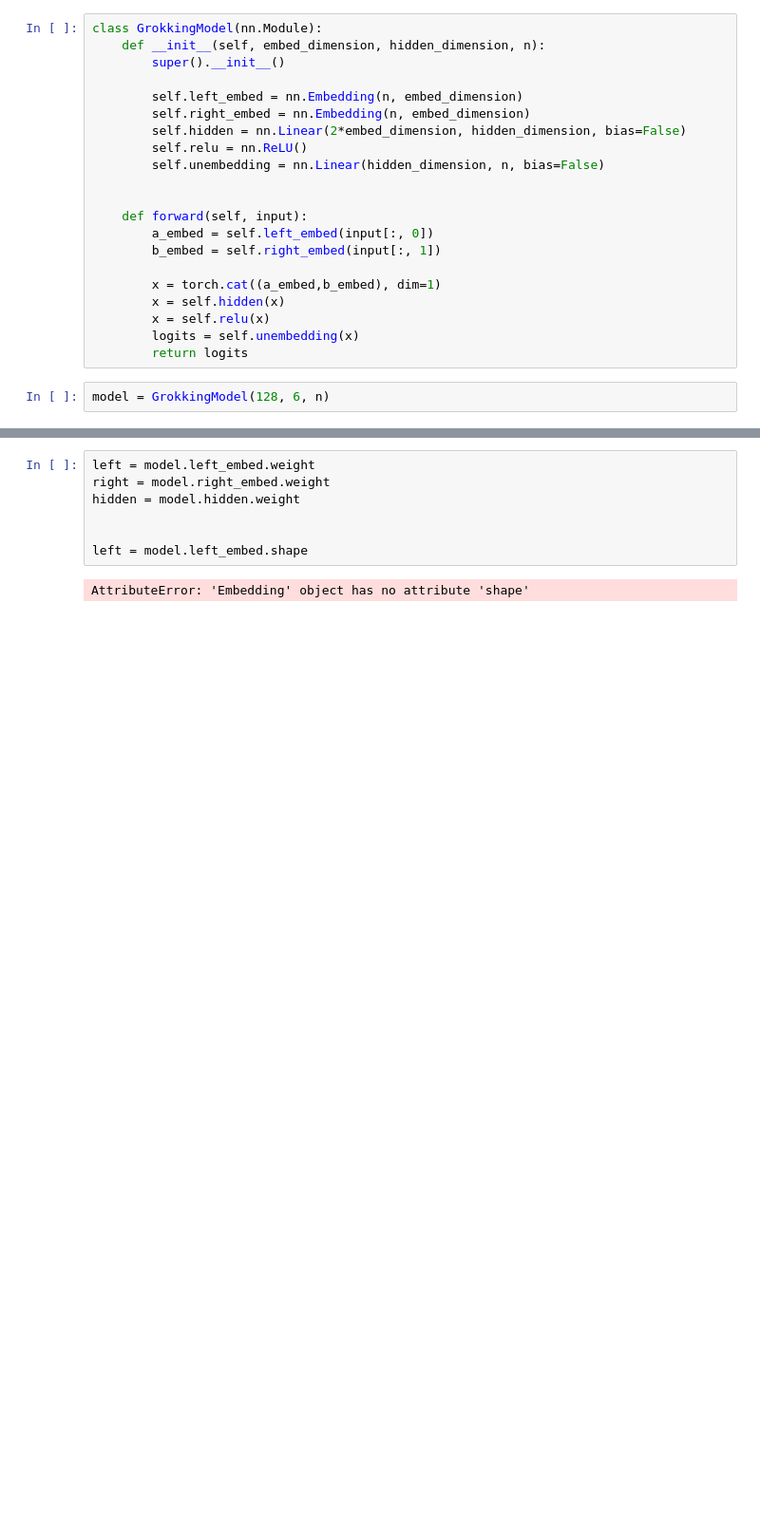
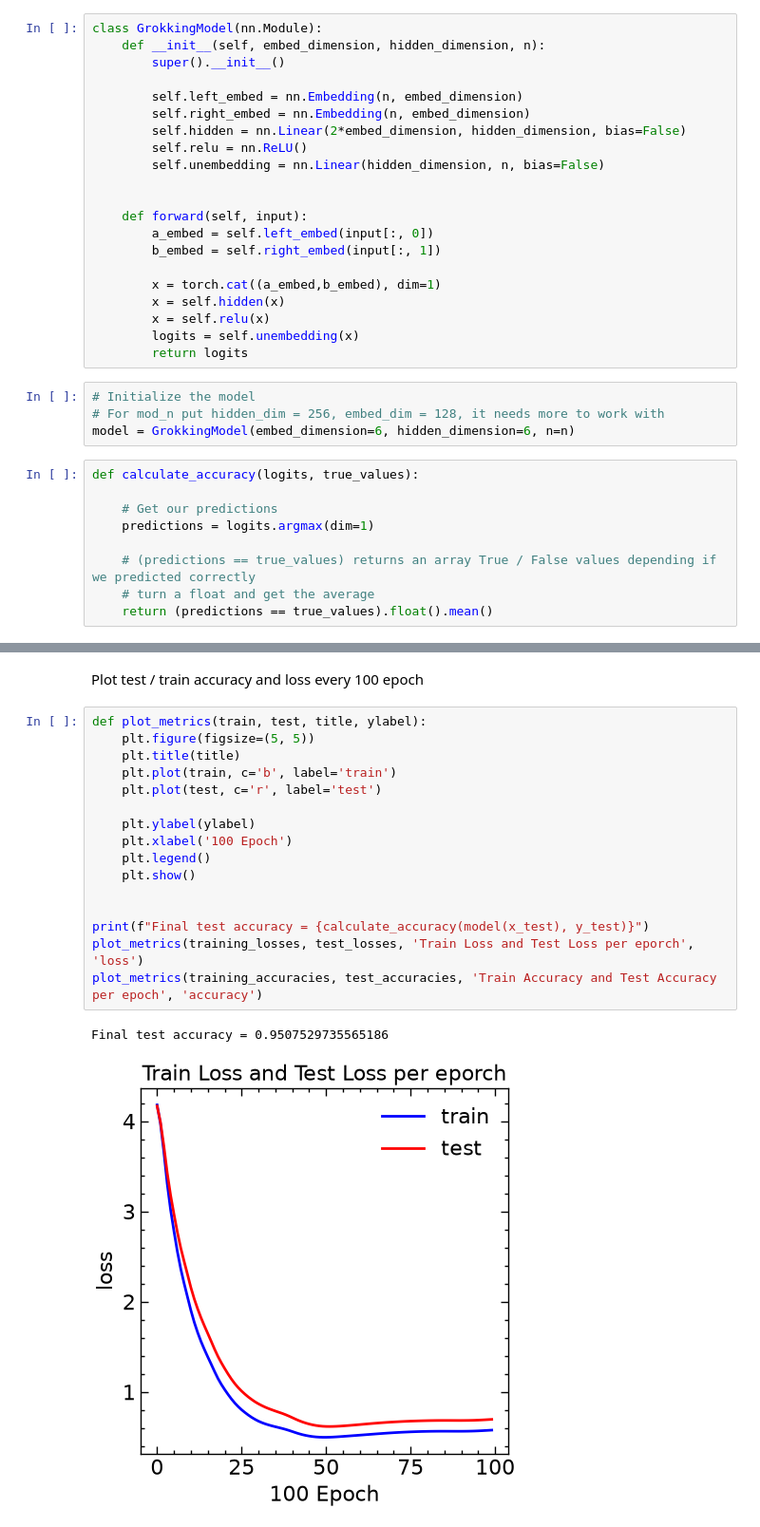
Before and after one commit to RobertDavidson1/GrokkingExperiments, a Jupyter notebook: src/grokkingexperiments/notebooks/Temp.ipynb, the cells around one changed output, grey strips where cells are left out. Shown at 95% size. Saved outputs shown, nothing was run; the diff lists cells and outputs as text; blank space fills up the shorter version.

Commit message:
add comments / explanations and a function to explore models activations/weights

```diff
--- a/src/grokkingexperiments/notebooks/Temp.ipynb
+++ b/src/grokkingexperiments/notebooks/Temp.ipynb
@@ -72,5 +104,16 @@ class GrokkingModel(nn.Module):
         logits = self.unembedding(x)
         return logits
 # %%
-model = GrokkingModel(128, 6, n)
+# Initialize the model
+# For mod_n put hidden_dim = 256, embed_dim = 128, it needs more to work with
+model = GrokkingModel(embed_dimension=6, hidden_dimension=6, n=n)
+# %%
+def calculate_accuracy(logits, true_values):
+
+    # Get our predictions
+    predictions = logits.argmax(dim=1)
+
+    # (predictions == true_values) returns an array True / False values depending if we predicted correctly
+    # turn a float and get the average
+    return (predictions == true_values).float().mean()
 # %%
@@ -126,9 +187,21 @@ KeyboardInterrupt:
-# %%
-left = model.left_embed.weight
-right = model.right_embed.weight
-hidden = model.hidden.weight
-
-
-left = model.left_embed.shape
-# %% [output]
-AttributeError: 'Embedding' object has no attribute 'shape'
+# %% [markdown]
+Plot test / train accuracy and loss every 100 epoch
+# %%
+def plot_metrics(train, test, title, ylabel):
+    plt.figure(figsize=(5, 5))
+    plt.title(title)
+    plt.plot(train, c='b', label='train')
+    plt.plot(test, c='r', label='test')
+
+    plt.ylabel(ylabel)
+    plt.xlabel('100 Epoch')
+    plt.legend()
+    plt.show()
+
+
+print(f"Final test accuracy = {calculate_accuracy(model(x_test), y_test)}")
+plot_metrics(training_losses, test_losses, 'Train Loss and Test Loss per eporch', 'loss')
+plot_metrics(training_accuracies, test_accuracies, 'Train Accuracy and Test Accuracy per epoch', 'accuracy')
+# %% [output]
+Final test accuracy = 0.9507529735565186
+[figure, added]
```
Also changed, not shown: parts of 12 cells of this notebook.
